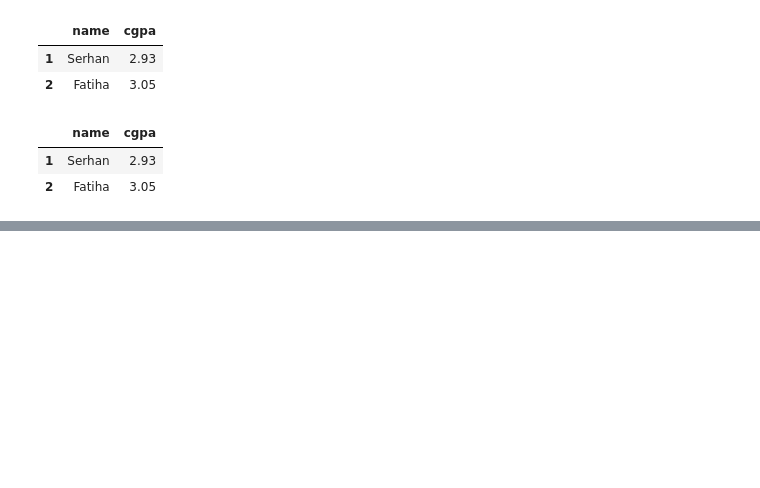
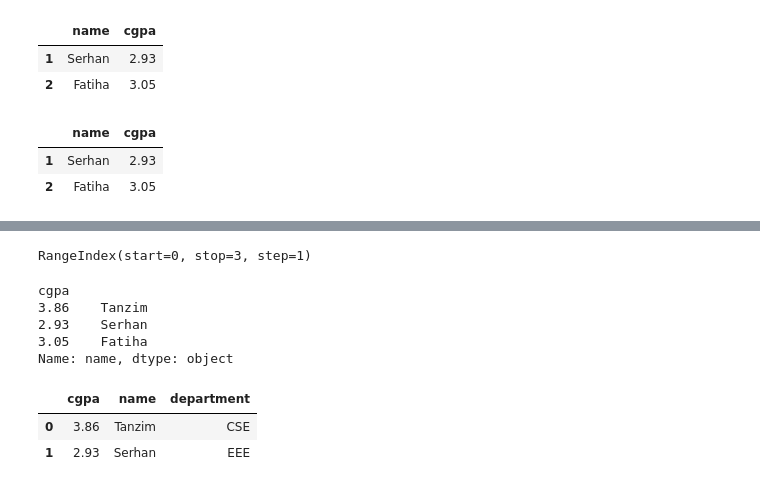
Before and after one commit to tahmid-tanzim/laravel-5-fundamentals, a Jupyter notebook: Pandas_Workspace.ipynb, the cells around one changed output, grey strips where cells are left out. Cells and saved outputs as stored; diff of their text form; code cells hidden in the pictures; blank space fills up the shorter version.

```diff
--- a/Pandas_Workspace.ipynb
+++ b/Pandas_Workspace.ipynb
@@ -145,0 +158,5 @@ students_df.reset_index(inplace=True)
+# %%
+# Indexes - How to Set, Reset, and Use Indexes
+students_df.index
+# %% [output]
+RangeIndex(start=0, stop=3, step=1)
@@ -145,0 +165,8 @@ students_df.reset_index(inplace=True)
+# %%
+students_df['name']
+# %% [output]
+cgpa
+3.86    Tanzim
+2.93    Serhan
+3.05    Fatiha
+Name: name, dtype: object
@@ -145,0 +175,8 @@ students_df.reset_index(inplace=True)
+# %%
+filt = (students_df['cgpa'] > 3.0) & (students_df['cgpa'] < 3.5)
+# %%
+students_df[~filt]
+# %% [output]
+|  | cgpa | name | department |
+| 0 | 3.86 | Tanzim | CSE |
+| 1 | 2.93 | Serhan | EEE |
```
Also changed, not shown: parts of 19 cells of this notebook.
